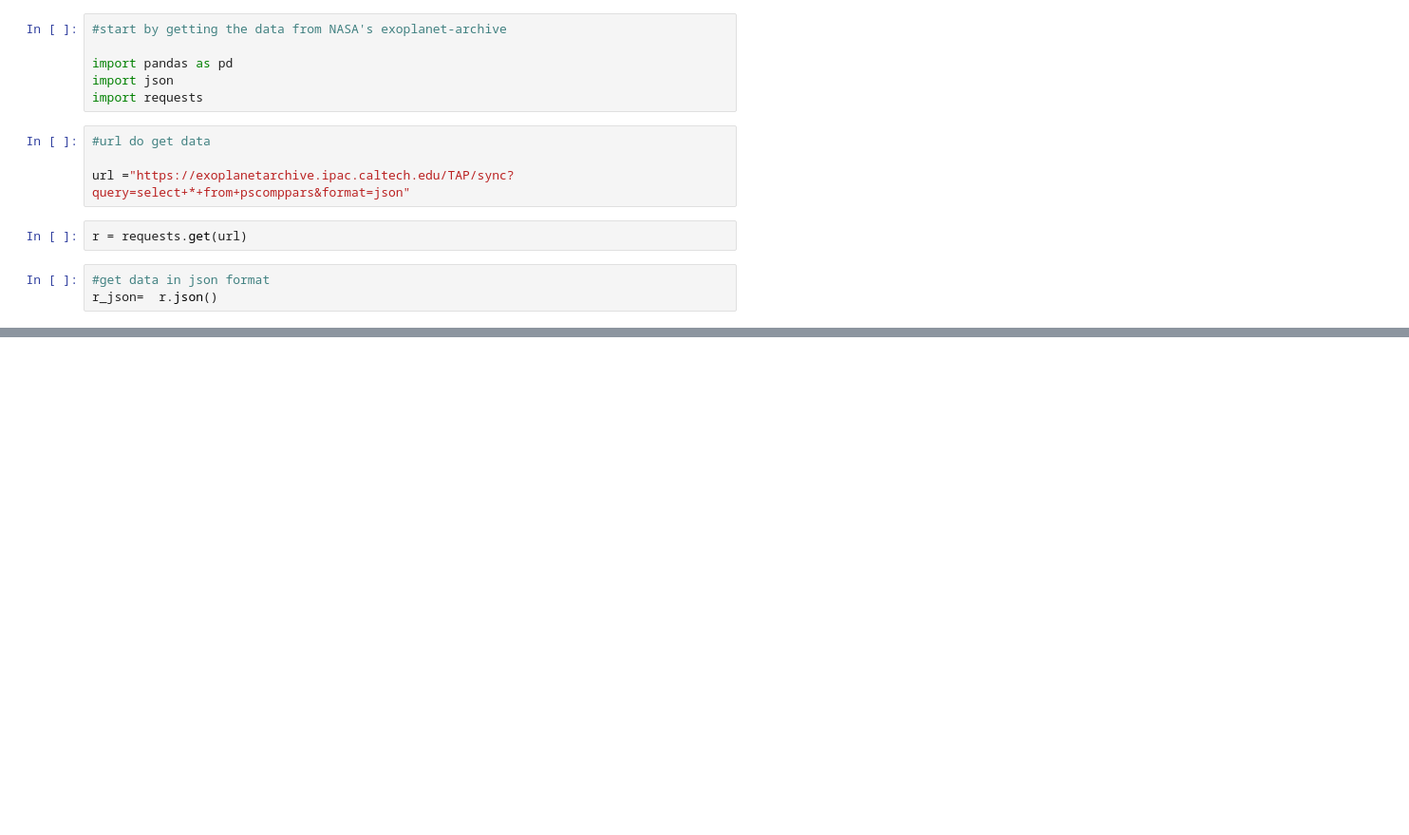
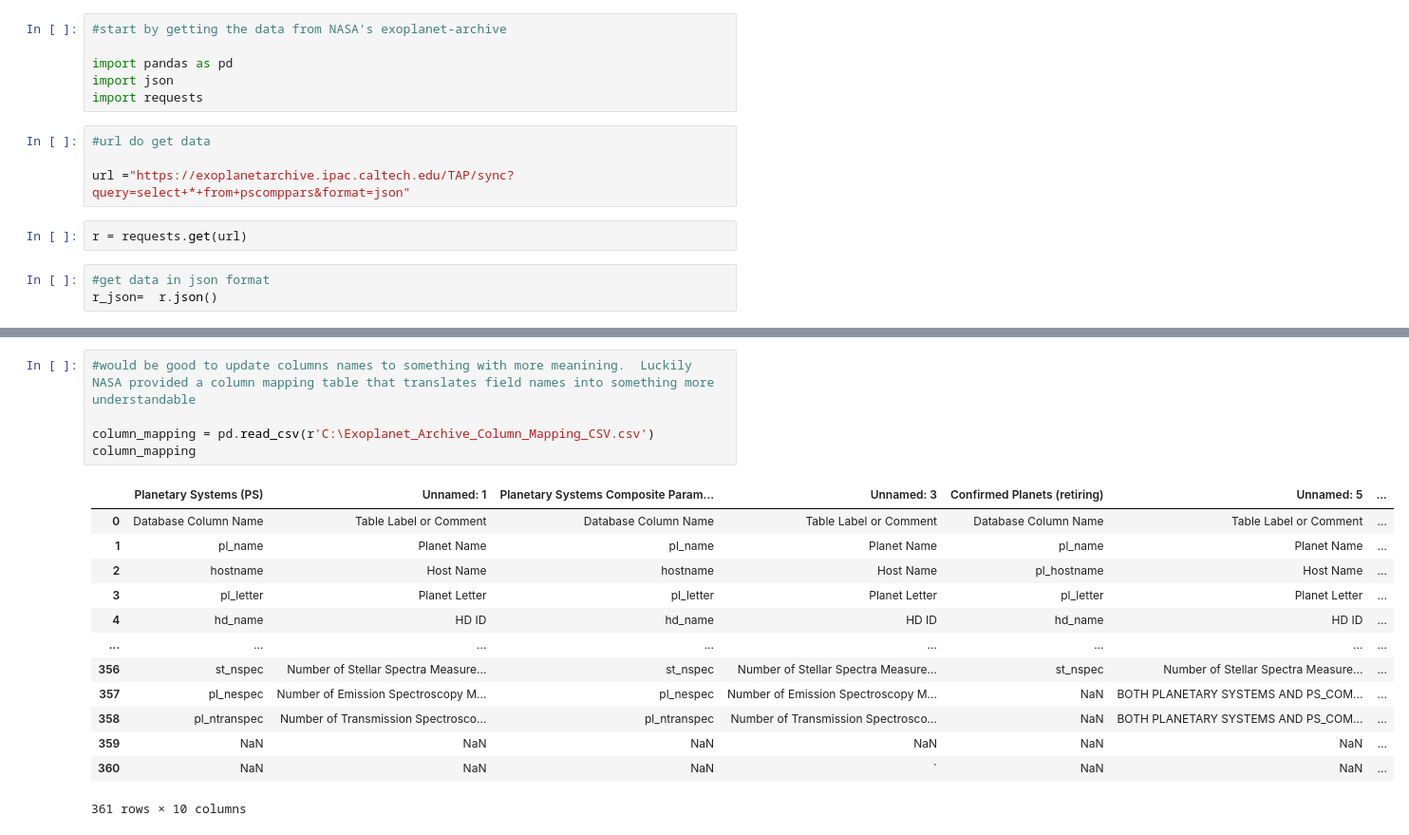
Before and after one commit to Codes-Of-Manu/project, a Jupyter notebook: exoplanet_data_collection_pt1.ipynb, the cells around one changed output, grey strips where cells are left out. Shown at 95% size. Saved outputs shown, nothing was run; the diff lists cells and outputs as text; blank space fills up the shorter version.

```diff
--- a/exoplanet_data_collection_pt1.ipynb
+++ b/exoplanet_data_collection_pt1.ipynb
@@ -38,0 +65,19 @@ r_json[0]
+# %%
+#would be good to update columns names to something with more meanining.  Luckily NASA provided a column mapping table that translates field names into something more understandable
+
+column_mapping = pd.read_csv(r'C:\Exoplanet_Archive_Column_Mapping_CSV.csv')
+column_mapping
+# %% [output]
+|  | Planetary Systems (PS) | Unnamed: 1 | Planetary Systems Composite Param... | Unnamed: 3 | Confirmed Planets (retiring) | Unnamed: 5 | ... |
+| 0 | Database Column Name | Table Label or Comment | Database Column Name | Table Label or Comment | Database Column Name | Table Label or Comment | ... |
+| 1 | pl_name | Planet Name | pl_name | Planet Name | pl_name | Planet Name | ... |
+| 2 | hostname | Host Name | hostname | Host Name | pl_hostname | Host Name | ... |
+| 3 | pl_letter | Planet Letter | pl_letter | Planet Letter | pl_letter | Planet Letter | ... |
+| 4 | hd_name | HD ID | hd_name | HD ID | hd_name | HD ID | ... |
+| ... | ... | ... | ... | ... | ... | ... | ... |
+| 356 | st_nspec | Number of Stellar Spectra Measure... | st_nspec | Number of Stellar Spectra Measure... | st_nspec | Number of Stellar Spectra Measure... | ... |
+| 357 | pl_nespec | Number of Emission Spectroscopy M... | pl_nespec | Number of Emission Spectroscopy M... | NaN | BOTH PLANETARY SYSTEMS AND PS_COM... | ... |
+| 358 | pl_ntranspec | Number of Transmission Spectrosco... | pl_ntranspec | Number of Transmission Spectrosco... | NaN | BOTH PLANETARY SYSTEMS AND PS_COM... | ... |
+| 359 | NaN | NaN | NaN | NaN | NaN | NaN | ... |
+| 360 | NaN | NaN | NaN | ` | NaN | NaN | ... |
+361 rows × 10 columns
```
Also changed, not shown: parts of 16 cells of this notebook.
